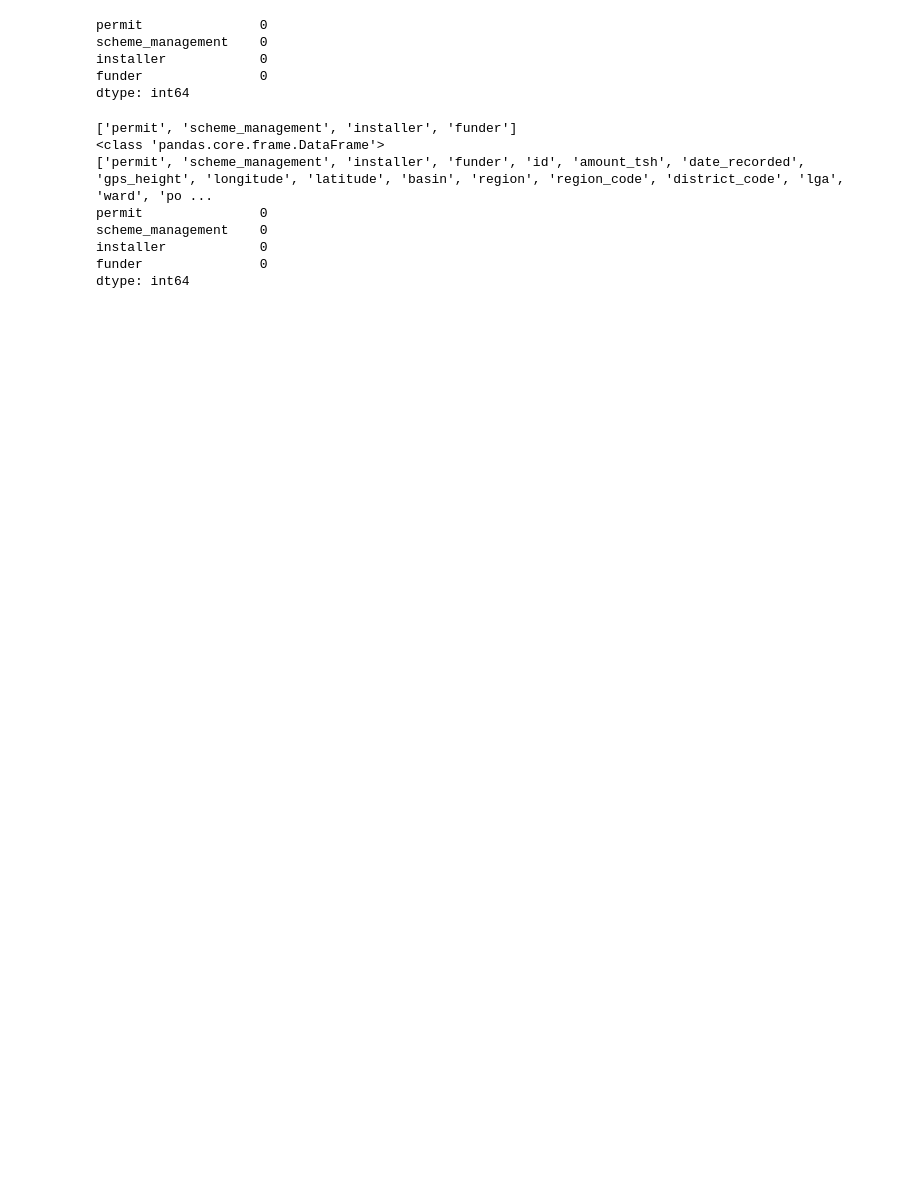
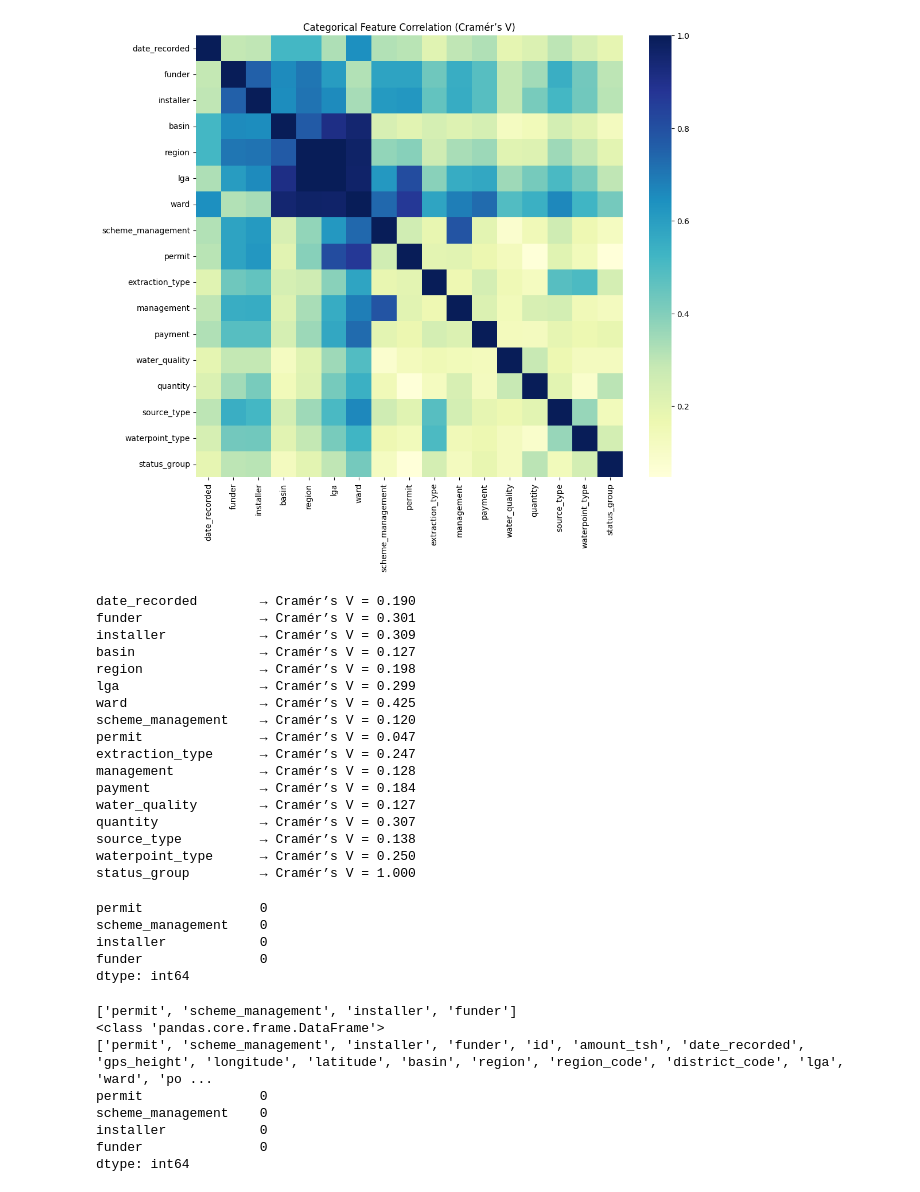
Before and after one commit to floranuta/Data_Circle, a Jupyter notebook: notebooks/Task12_DataCleaningPreprocessing.ipynb, the cells around one changed output. Drawn from its saved outputs; the diff is of its cells as text; code cells hidden in the pictures; blank space fills up the shorter version.

```diff
--- a/notebooks/Task12_DataCleaningPreprocessing.ipynb
+++ b/notebooks/Task12_DataCleaningPreprocessing.ipynb
@@ -160,3 +159,56 @@ pump_data_merged.head()
+# %%
+cat_cols = pump_data_merged.select_dtypes(include=['object']).columns.tolist()
+from scipy.stats import chi2_contingency
+import seaborn as sns
+def cramers_v(x, y):
+    confusion_matrix = pd.crosstab(x, y)
+    chi2 = chi2_contingency(confusion_matrix)[0]
+    n = confusion_matrix.sum().sum()
+    phi2 = chi2 / n
+    r, k = confusion_matrix.shape
+    phi2corr = max(0, phi2 - ((k-1)*(r-1))/(n-1))
+    rcorr = r - ((r-1)**2)/(n-1)
+    kcorr = k - ((k-1)**2)/(n-1)
+    return np.sqrt(phi2corr / min((kcorr-1), (rcorr-1)))
+cat_corr = pd.DataFrame(
+    np.zeros((len(cat_cols), len(cat_cols))),
+    index=cat_cols,
+    columns=cat_cols
+)
+
+for c1 in cat_cols:
+    for c2 in cat_cols:
+        if c1 != c2:
+            cat_corr.loc[c1, c2] = cramers_v(pump_data_merged[c1], pump_data_merged[c2])
+        else:
+            cat_corr.loc[c1, c2] = 1.0
+
+plt.figure(figsize=(12,10))
+sns.heatmap(cat_corr, cmap="YlGnBu")
+plt.title("Categorical Feature Correlation (Cramér’s V)")
+plt.show()
+for c in cat_cols:
+    val = cramers_v(pump_data_merged[c], pump_data_merged['status_group'])
+    print(f"{c:20s} → Cramér’s V = {val:.3f}")
+# %% [output]
+[figure, added]
+date_recorded        → Cramér’s V = 0.190
+funder               → Cramér’s V = 0.301
+installer            → Cramér’s V = 0.309
+basin                → Cramér’s V = 0.127
+region               → Cramér’s V = 0.198
+lga                  → Cramér’s V = 0.299
+ward                 → Cramér’s V = 0.425
+scheme_management    → Cramér’s V = 0.120
+permit               → Cramér’s V = 0.047
+extraction_type      → Cramér’s V = 0.247
+management           → Cramér’s V = 0.128
+payment              → Cramér’s V = 0.184
+water_quality        → Cramér’s V = 0.127
+quantity             → Cramér’s V = 0.307
+source_type          → Cramér’s V = 0.138
+waterpoint_type      → Cramér’s V = 0.250
+status_group         → Cramér’s V = 1.000
 # %%
 # --- explicit lists ---
 pump_data_imp = pump_data_merged.copy()
```
Also changed, not shown: parts of 6 cells of this notebook.
